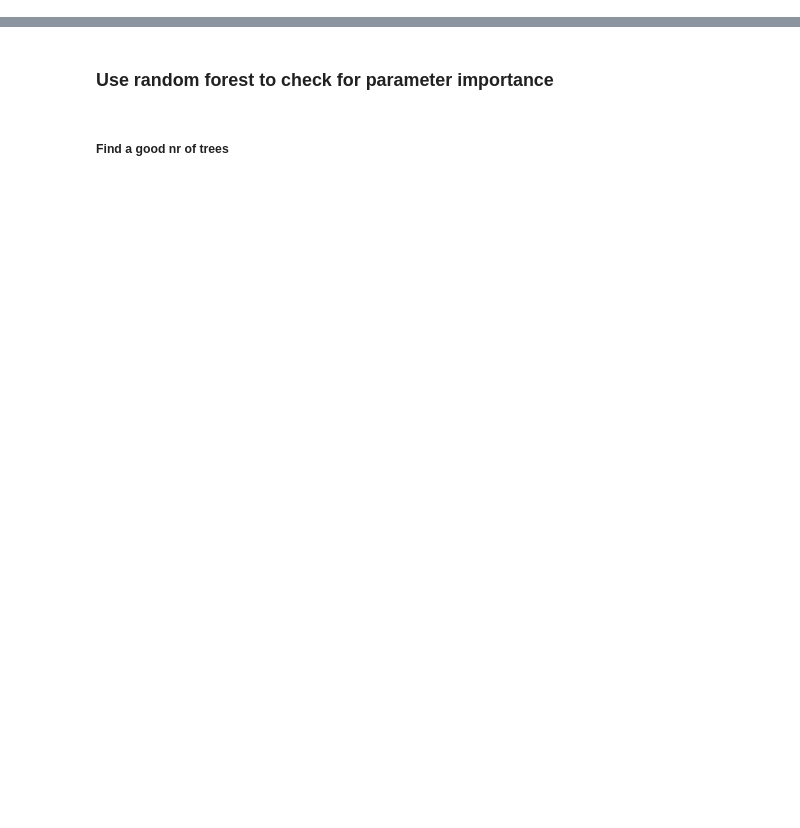
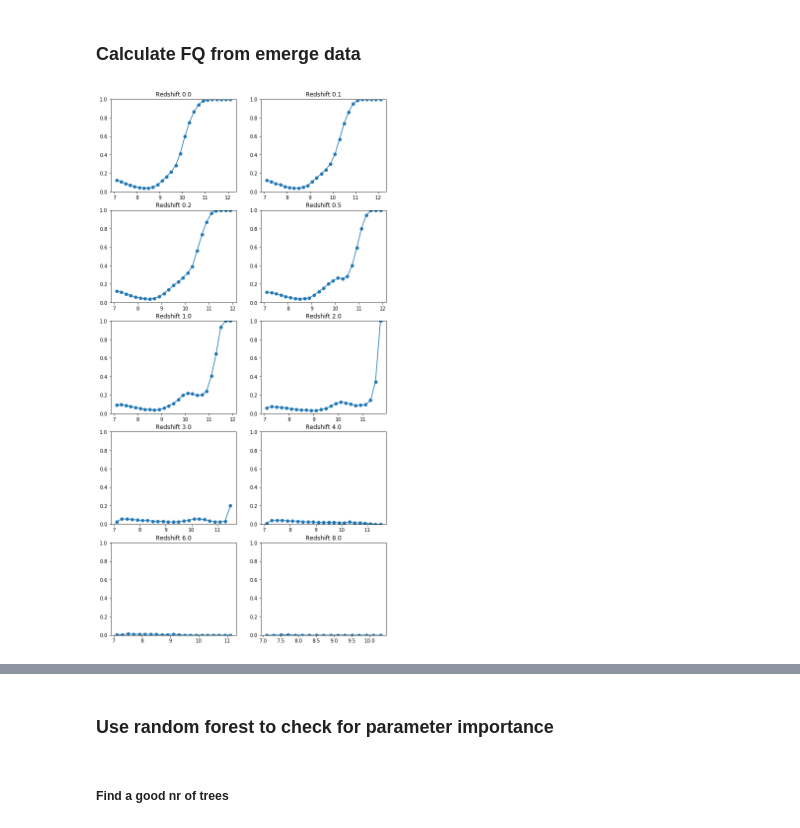
Before and after one commit to magnus-lindstrom/masters-project-galaxy-formation, a Jupyter notebook: code/non_network_notebooks/analyse_data.ipynb, the cells around one changed output, grey strips where cells are left out. Drawn from its saved outputs; the diff is of its cells as text; code cells hidden in the pictures; blank space fills up the shorter version.

```diff
--- a/code/non_network_notebooks/analyse_data.ipynb
+++ b/code/non_network_notebooks/analyse_data.ipynb
@@ -21,3 +23,62 @@ import matplotlib.pyplot as plt
 %aimport loading_datasets
 from data_processing import *
 from loading_datasets import *
+# %% [markdown]
+### Calculate FQ from emerge data
+# %%
+galfile_directory = '/scratch/data/galcats/P200new/'
+
+redshifts = [0,.1,.2,.5,1,2,3,4,6,8]
+
+fig = plt.figure(figsize=(10,20))
+
+for i_redshift, redshift in enumerate(redshifts):
+    scale_factor = 1/(1 + redshift)
+    galaxies, data_keys = load_galfiles(redshifts=[redshift], equal_numbers=False)
+    sfr_log = galaxies[:, data_keys['SFR']]
+    stellar_mass_log = galaxies[:, data_keys['Stellar_mass']]
+
+    sfr = np.power(10, sfr_log)
+    stellar_mass = np.power(10, stellar_mass_log)
+
+    ssfr = sfr / stellar_mass
+    ssfr_log = np.log10(ssfr)
+
+    # now bin according to stellar mass
+    min_stellar_mass_log = np.min(stellar_mass_log)
+    max_stellar_mass_log = np.max(stellar_mass_log)
+    bin_width = 0.2
+    stellar_mass_bin_edges = np.arange(min_stellar_mass_log, max_stellar_mass_log + bin_width, bin_width)
+    stellar_mass_bin_mids = [(stellar_mass_bin_edges[i] + stellar_mass_bin_edges[i+1])/2 for i in range(len(stellar_mass_bin_edges)-1)]
+
+    bin_counts, bin_edges, bin_nrs = binned_statistic(stellar_mass_log, ssfr_log, statistic='count', bins=stellar_mass_bin_edges)
+
+    #Define SSFR cut
+    ssfrcut = 0.3
+
+    #Define Cosmology
+    H0  = 67.81
+    Om0 = 0.308
+
+    #Compute age
+    cosmo = FlatLambdaCDM(H0=H0, Om0=Om0)
+    age = cosmo.age([redshift]).value[0]
+    ssfr_cutoff = ssfrcut/age/1.e9
+    log_ssfr_cutoff = np.log10(ssfr_cutoff)
+
+    fq_array = np.zeros(len(bin_counts))
+
+    for i_bin in range(len(bin_counts)):
+        in_bin_indeces = bin_nrs == (i_bin+1)
+        n_quenched = np.sum(ssfr_log[in_bin_indeces] < log_ssfr_cutoff)
+        frac_quenched = n_quenched / bin_counts[i_bin]
+        fq_array[i_bin] = frac_quenched
+
+    ax = plt.subplot(5, 2, i_redshift+1)
+    ax.plot(stellar_mass_bin_mids, fq_array, 'o-')
+    ax.set_title('Redshift {:.1f}'.format(redshift))
+    ax.set_ylim(bottom=0, top=1)
+
+plt.show()
+# %% [output]
+[figure, added]
```
Also changed, not shown: parts of 10 cells of this notebook, 8 other files.
